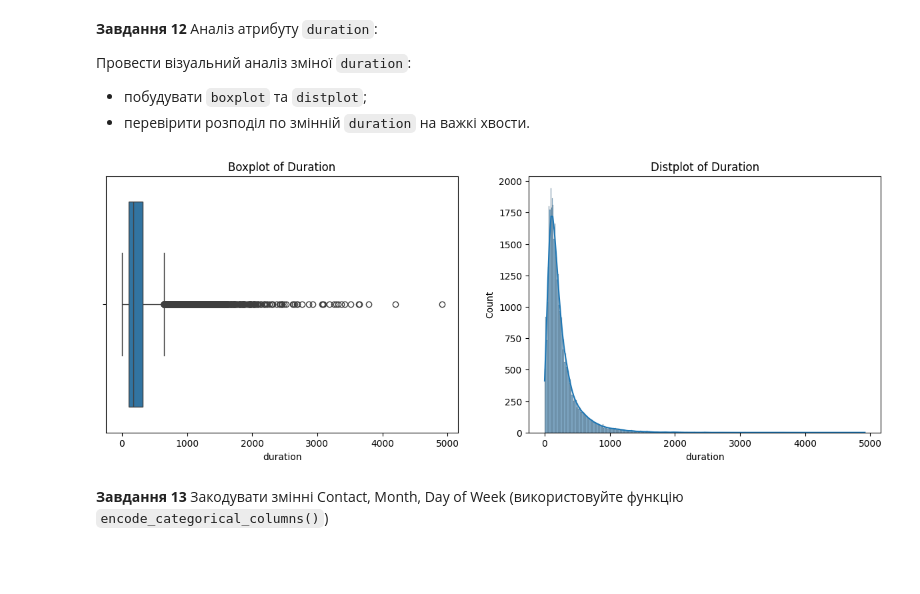
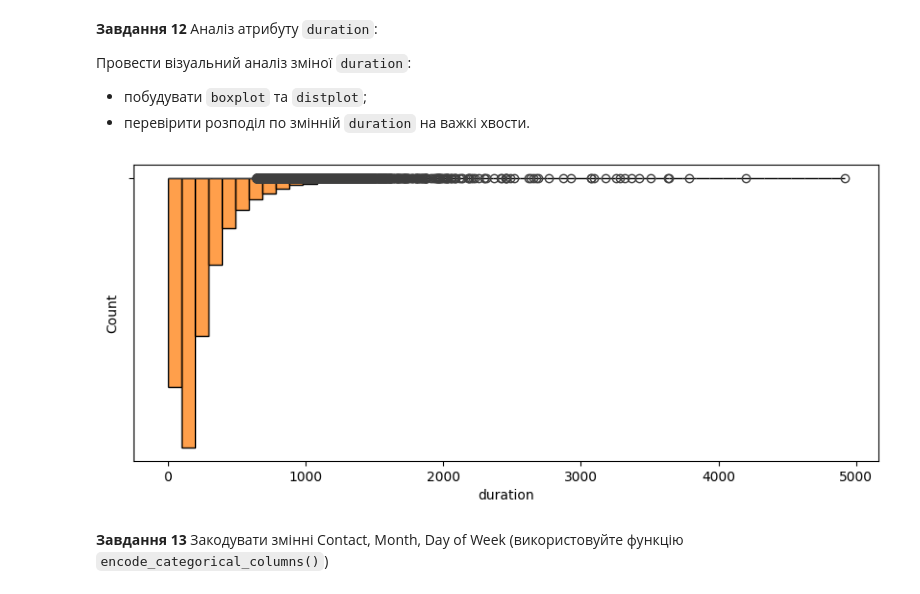
Before and after one commit to bvbvbvbvbudw/ai-basics, a Jupyter notebook: pr_5/Task5_Classification.ipynb, the cells around one changed output. Saved outputs shown, nothing was run; the diff lists cells and outputs as text; code cells hidden in the pictures; blank space fills up the shorter version.

```diff
--- a/pr_5/Task5_Classification.ipynb
+++ b/pr_5/Task5_Classification.ipynb
@@ -330,19 +313,14 @@ Unique values in day_of_week: ['mon' 'tue' 'wed' 'thu' 'fri']
 
 *   побудувати  `boxplot` та `distplot`;
 *   перевірити розподіл по змінній `duration` на важкі хвости.
-# %%
-plt.figure(figsize=(15, 5))
-
-plt.subplot(1, 2, 1)
-sns.boxplot(x='duration', data=data)
-plt.title('Boxplot of Duration')
-
-plt.subplot(1, 2, 2)
-sns.histplot(data['duration'], kde=True)
-plt.title('Distplot of Duration')
-plt.show()
-# %% [output]
-[figure, removed]
+# %%
+#code
+plt.figure(figsize=(10, 4))
+sns.boxplot(x=df['duration'])
+sns.histplot(df['duration'], bins=50)
+plt.show()
+# %% [output]
+[figure, added]
 # %% [markdown]
 **Завдання 13** Закодувати змінні Contact, Month, Day of Week (використовуйте функцію `encode_categorical_columns()`)
 # %%
```
Also changed, not shown: parts of 35 cells of this notebook, 9 other files.
